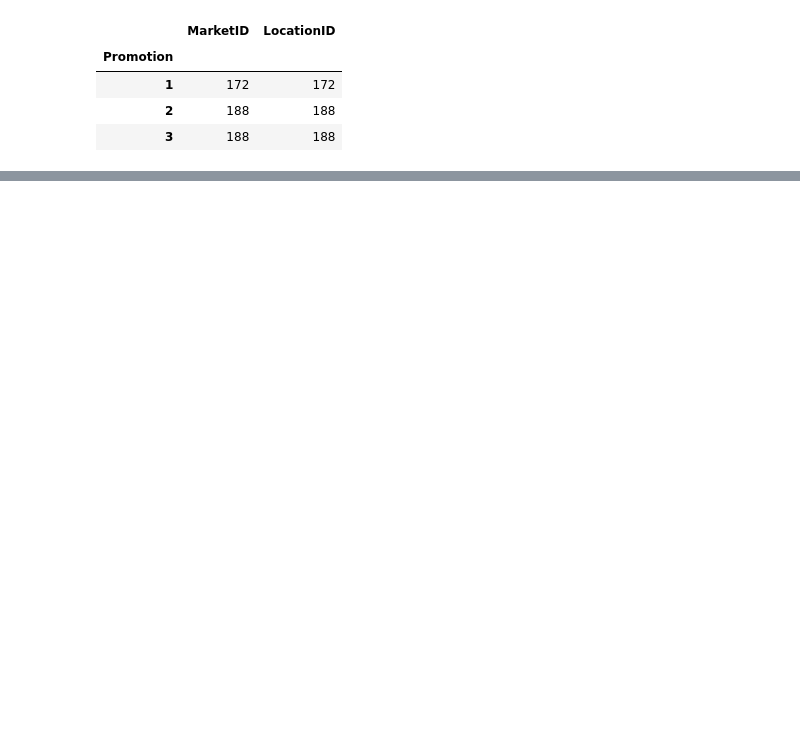
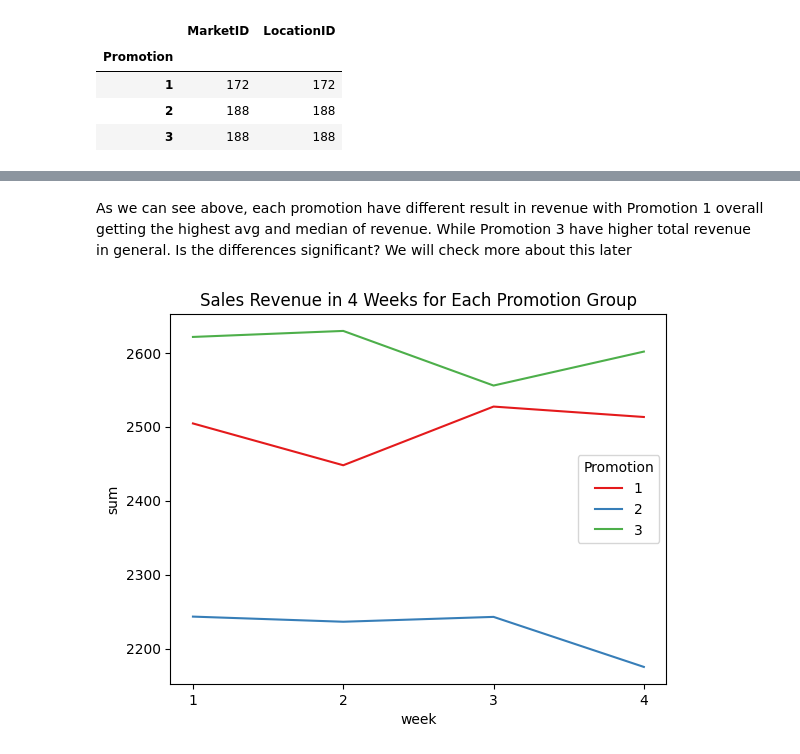
Before and after one commit to dendyandra22/fastfood_ab_test, a Jupyter notebook: fast_food_ab.ipynb, the cells around one changed output, grey strips where cells are left out. Saved outputs shown, nothing was run; the diff lists cells and outputs as text; code cells hidden in the pictures; blank space fills up the shorter version.

```diff
--- a/fast_food_ab.ipynb
+++ b/fast_food_ab.ipynb
@@ -128,0 +143,3 @@ tmp
+# %%
+tmp = df.groupby(['week','Promotion'])['SalesInThousands'].agg(['count','mean','median','sum']).reset_index(level=1)
+tmp
@@ -128,0 +161,9 @@ tmp
+# %% [markdown]
+As we can see above, each promotion have different result in revenue with Promotion 1 overall getting the highest avg and median of revenue. While Promotion 3 have higher total revenue in general. Is the differences significant? We will check more about this later
+# %%
+ax = sns.lineplot(x=tmp.index ,y=tmp['sum'] ,hue=tmp['Promotion'], errorbar=None, palette='Set1')
+ax.set_xticks([1,2,3,4])
+ax.set_title('Sales Revenue in 4 Weeks for Each Promotion Group')
+plt.show()
+# %% [output]
+[figure, added]
```
Also changed, not shown: parts of 55 cells of this notebook.
